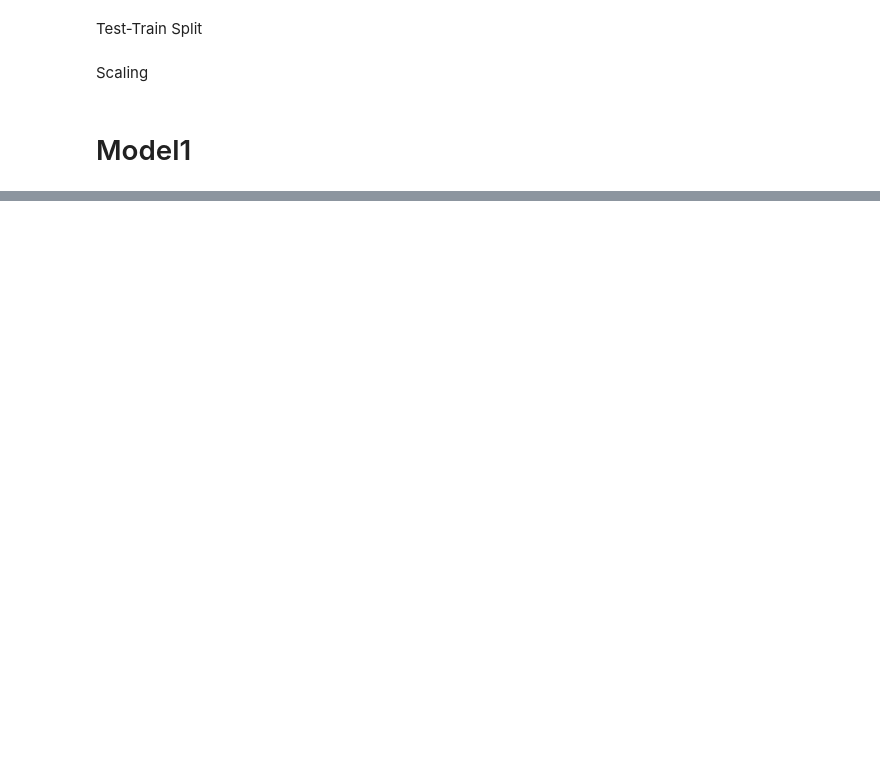
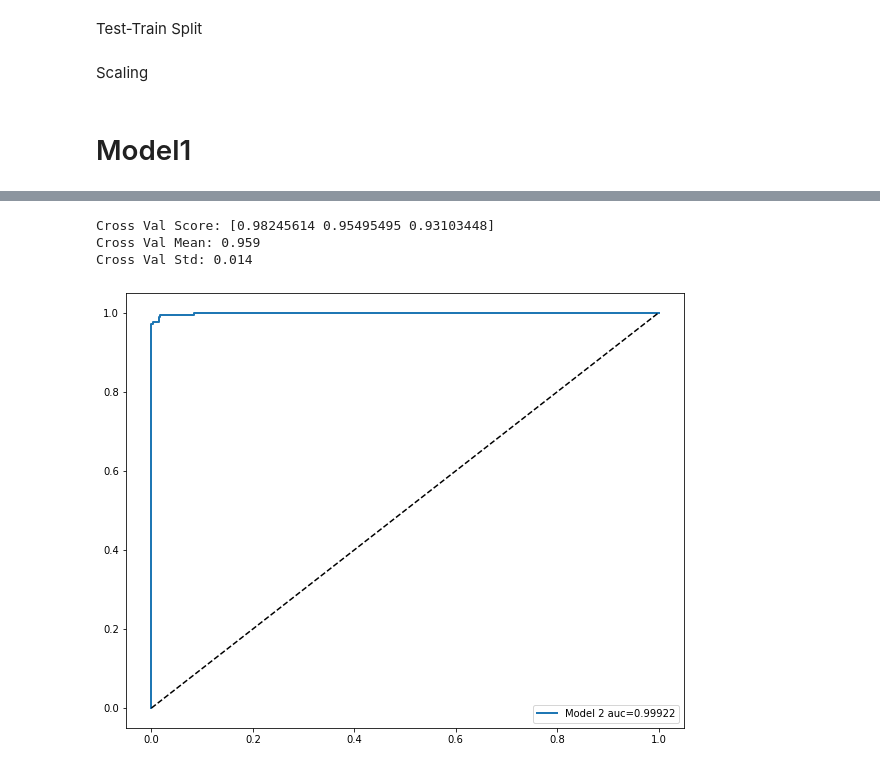
Before and after one commit to rohankavari/MachineLearning, a Jupyter notebook: Breast_cancer_classification.ipynb, the cells around one changed output, grey strips where cells are left out. Saved outputs shown, nothing was run; the diff lists cells and outputs as text; code cells hidden in the pictures; blank space fills up the shorter version.

```diff
--- a/Breast_cancer_classification.ipynb
+++ b/Breast_cancer_classification.ipynb
@@ -87,0 +152,17 @@ Pipeline(memory=None,
+# %%
+from sklearn.model_selection import cross_val_score
+print("Cross Val Score:",cross_val_score(model2, x_sca_train, y_train, cv=3,scoring='f1'))
+print("Cross Val Mean:",np.round(np.mean(cross_val_score(model1, x_sca_train, y_train, cv=3,scoring='f1')),3))
+print("Cross Val Std:",np.round(np.std(cross_val_score(model1, x_sca_train, y_train, cv=3,scoring='f1')),3))
+# %% [output]
+Cross Val Score: [0.98245614 0.95495495 0.93103448]
+Cross Val Mean: 0.959
+Cross Val Std: 0.014
+# %%
+scores=model2.decision_function(x_sca_train)
+fpr, tpr, thresholds = roc_curve(y_train, scores)
+area=str(np.round(auc(fpr,tpr),5))
+plt.figure(figsize = (10,8))
+plot_roc_curve(fpr,tpr,"Model 2"+" auc="+area)
+# %% [output]
+[figure, added]
```
Also changed, not shown: parts of 21 cells of this notebook.
